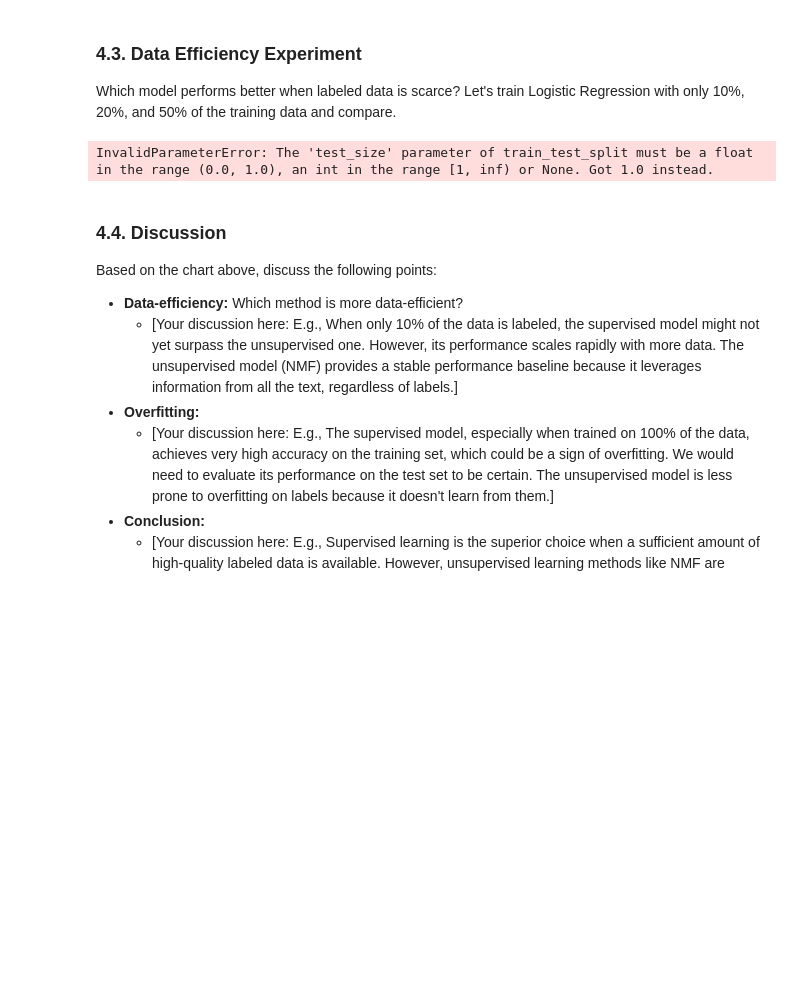
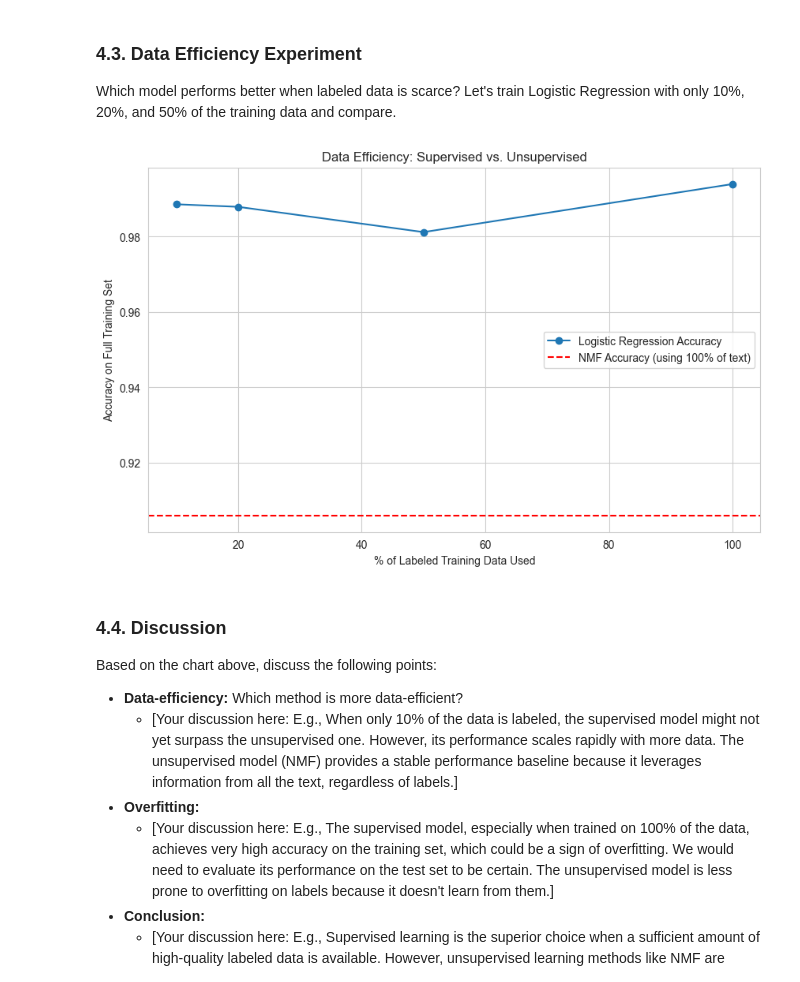
Before and after one commit to hoangop/ML_unsupervised_final_project, a Jupyter notebook: notebook/BBC_news_problem.ipynb, the cells around one changed output. Saved outputs shown, nothing was run; the diff lists cells and outputs as text; code cells hidden in the pictures; blank space fills up the shorter version.

```diff
--- a/notebook/BBC_news_problem.ipynb
+++ b/notebook/BBC_news_problem.ipynb
@@ -481,34 +481,49 @@ Which model performs better when labeled data is scarce? Let's train Logistic Re
 # %%
 data_fractions = [0.1, 0.2, 0.5, 1.0] # 10%, 20%, 50%, 100%
 lr_accuracies = []
 
+# for fraction in data_fractions:
+#     # Get a subset of the training data
+#     # stratify=y_train ensures the class distribution is maintained
+#     _, X_subset, _, y_subset = train_test_split(
+#         X_train_tfidf, y_train, test_size=fraction, random_state=42, stratify=y_train
+#     )
 for fraction in data_fractions:
-    # Get a subset of the training data
-    # stratify=y_train ensures the class distribution is maintained
-    _, X_subset, _, y_subset = train_test_split(
-        X_train_tfidf, y_train, test_size=fraction, random_state=42, stratify=y_train
-    )
+    if fraction == 1.0:
+        # Use all data when fraction is 1.0
+        X_subset = X_train_tfidf
+        y_subset = y_train
+    else:
+        # Get a subset of the training data
+        # stratify=y_train ensures the class distribution is maintained
+        _, X_subset, _, y_subset = train_test_split(
+            X_train_tfidf, y_train,
+            test_size=1-fraction,  # Use 1-fraction for test_size
+            random_state=42,
+            stratify=y_train
+        )
+
 
     # Train a model on the subset
     temp_lr = LogisticRegression(random_state=42, max_iter=1000)
     temp_lr.fit(X_subset, y_subset)
 
     # Evaluate on the full original training set to compare fairly
     acc = temp_lr.score(X_train_tfidf, y_train)
     lr_accuracies.append(acc)
 
 # Plot the results
 plt.figure(figsize=(10, 6))
 plt.plot([f * 100 for f in data_fractions], lr_accuracies, marker='o', label='Logistic Regression Accuracy')
 plt.axhline(y=accuracy_nmf_train, color='r', linestyle='--', label=f'NMF Accuracy (using 100% of text)')
 plt.title('Data Efficiency: Supervised vs. Unsupervised')
 plt.xlabel('% of Labeled Training Data Used')
 plt.ylabel('Accuracy on Full Training Set')
 plt.legend()
 plt.grid(True)
 plt.show()
 # %% [output]
-InvalidParameterError: The 'test_size' parameter of train_test_split must be a float in the range (0.0, 1.0), an int in the range [1, inf) or None. Got 1.0 instead.
+[figure, added]
 # %% [markdown]
 ### 4.4. Discussion
 
```
Also changed, not shown: parts of 1 cell of this notebook.
